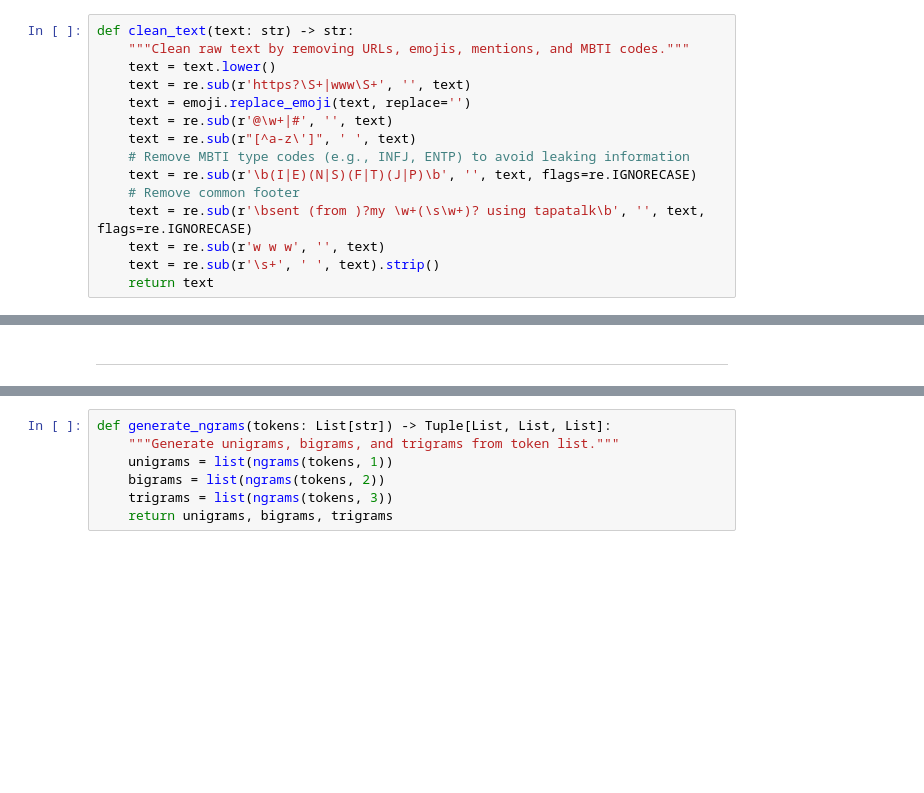
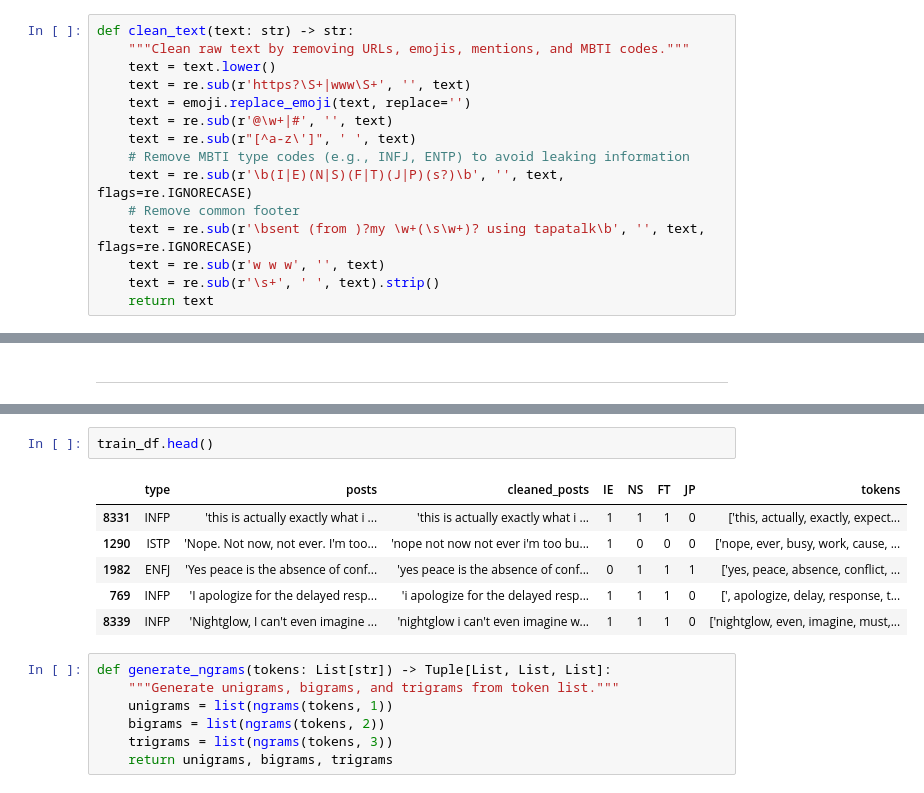
Before and after one commit to GitGud-f/mbti-personality-classifier, a Jupyter notebook: notebooks/exploratory_notebook.ipynb, the cells around one changed output, grey strips where cells are left out. Saved outputs shown, nothing was run; the diff lists cells and outputs as text; blank space fills up the shorter version.

```diff
--- a/notebooks/exploratory_notebook.ipynb
+++ b/notebooks/exploratory_notebook.ipynb
@@ -78,7 +75,7 @@ def clean_text(text: str) -> str:
     text = re.sub(r'@\w+|#', '', text)
     text = re.sub(r"[^a-z\']", ' ', text)
     # Remove MBTI type codes (e.g., INFJ, ENTP) to avoid leaking information
-    text = re.sub(r'\b(I|E)(N|S)(F|T)(J|P)\b', '', text, flags=re.IGNORECASE)
+    text = re.sub(r'\b(I|E)(N|S)(F|T)(J|P)(s?)\b', '', text, flags=re.IGNORECASE)
     # Remove common footer
     text = re.sub(r'\bsent (from )?my \w+(\s\w+)? using tapatalk\b', '', text, flags=re.IGNORECASE)
     text = re.sub(r'w w w', '', text)
@@ -194,5 +192,14 @@ test_df['tokens'] = test_df['cleaned_posts'].progress_apply(tokenize_text)
 Tokenizing and lemmatizing for train...
 Tokenizing and lemmatizing for test...
+# %%
+train_df.head()
+# %% [output]
+|  | type | posts | cleaned_posts | IE | NS | FT | JP | tokens |
+| 8331 | INFP | 'this is actually exactly what i ... | 'this is actually exactly what i ... | 1 | 1 | 1 | 0 | ['this, actually, exactly, expect... |
+| 1290 | ISTP | 'Nope. Not now, not ever. I'm too... | 'nope not now not ever i'm too bu... | 1 | 0 | 0 | 0 | ['nope, ever, busy, work, cause, ... |
+| 1982 | ENFJ | 'Yes peace is the absence of conf... | 'yes peace is the absence of conf... | 0 | 1 | 1 | 1 | ['yes, peace, absence, conflict, ... |
+| 769 | INFP | 'I apologize for the delayed resp... | 'i apologize for the delayed resp... | 1 | 1 | 1 | 0 | [', apologize, delay, response, t... |
+| 8339 | INFP | 'Nightglow, I can't even imagine ... | 'nightglow i can't even imagine w... | 1 | 1 | 1 | 0 | ['nightglow, even, imagine, must,... |
 # %%
 def generate_ngrams(tokens: List[str]) -> Tuple[List, List, List]:
     """Generate unigrams, bigrams, and trigrams from token list."""
```
Also changed, not shown: parts of 13 cells of this notebook.
